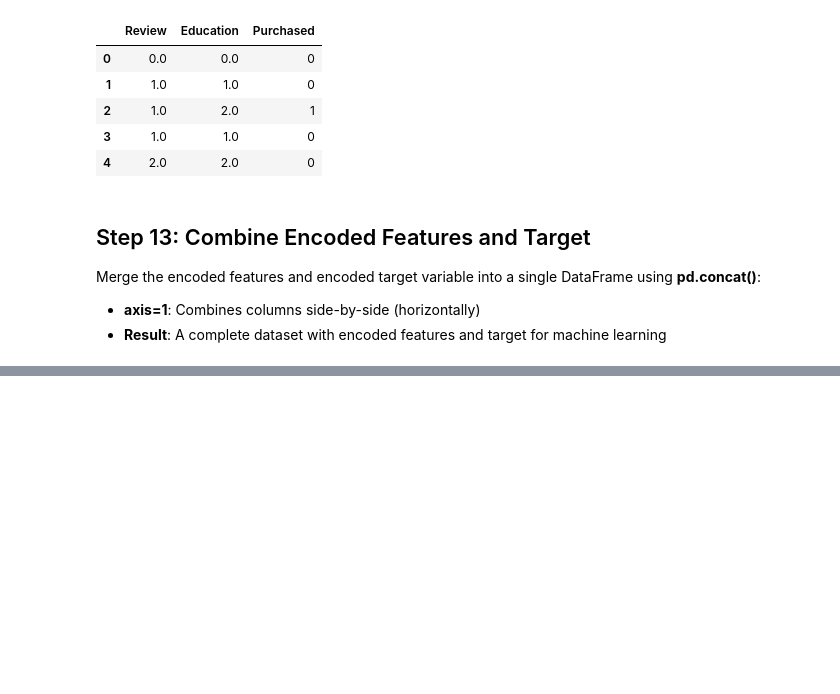
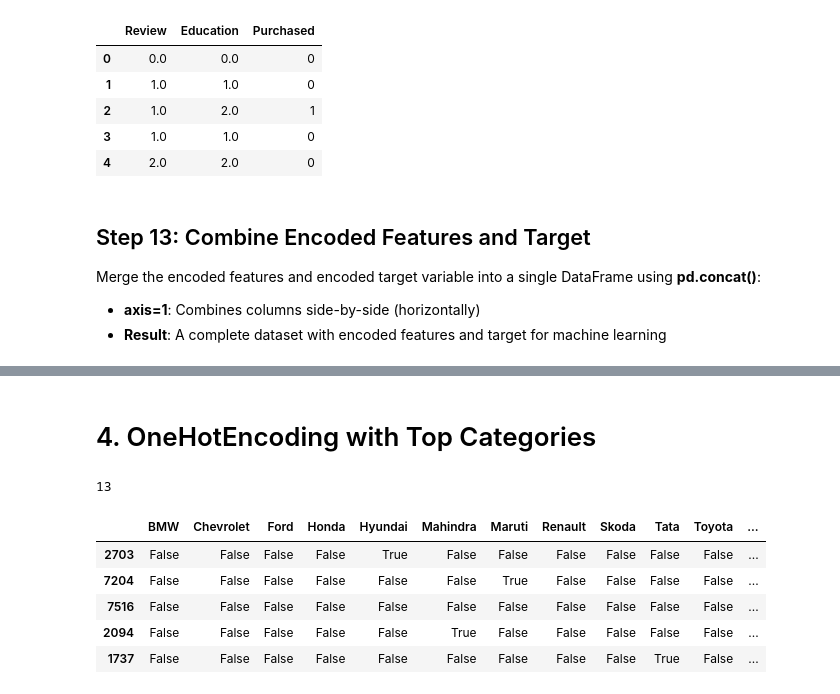
Before and after one commit to Light200312/ML-Concepts, a Jupyter notebook: Feature_Engineering/Encoding.ipynb, the cells around one changed output, grey strips where cells are left out. Saved outputs shown, nothing was run; the diff lists cells and outputs as text; code cells hidden in the pictures; blank space fills up the shorter version.

```diff
--- a/Feature_Engineering/Encoding.ipynb
+++ b/Feature_Engineering/Encoding.ipynb
@@ -202,0 +325,23 @@ Merge the encoded features and encoded target variable into a single DataFrame u
+# %% [markdown]
+# 4. OneHotEncoding with Top Categories
+# %%
+counts=df['brand'].value_counts()
+# %%
+df['brand'].nunique()
+threshold=100
+top_categories=counts[counts>threshold].index
+repl = counts[counts <= threshold].index
+# %%
+new_df=df['brand'].replace(repl,'others',inplace=False)
+new_df.nunique()
+# %% [output]
+13
+# %%
+pd.get_dummies(df['brand'].replace(repl, 'uncommon')).sample(5)
+# %% [output]
+|  | BMW | Chevrolet | Ford | Honda | Hyundai | Mahindra | Maruti | Renault | Skoda | Tata | Toyota | ... |
+| 2703 | False | False | False | False | True | False | False | False | False | False | False | ... |
+| 7204 | False | False | False | False | False | False | True | False | False | False | False | ... |
+| 7516 | False | False | False | False | False | False | False | False | False | False | False | ... |
+| 2094 | False | False | False | False | False | True | False | False | False | False | False | ... |
+| 1737 | False | False | False | False | False | False | False | False | False | True | False | ... |
```
Also changed, not shown: parts of 16 cells of this notebook, 2 other files.
